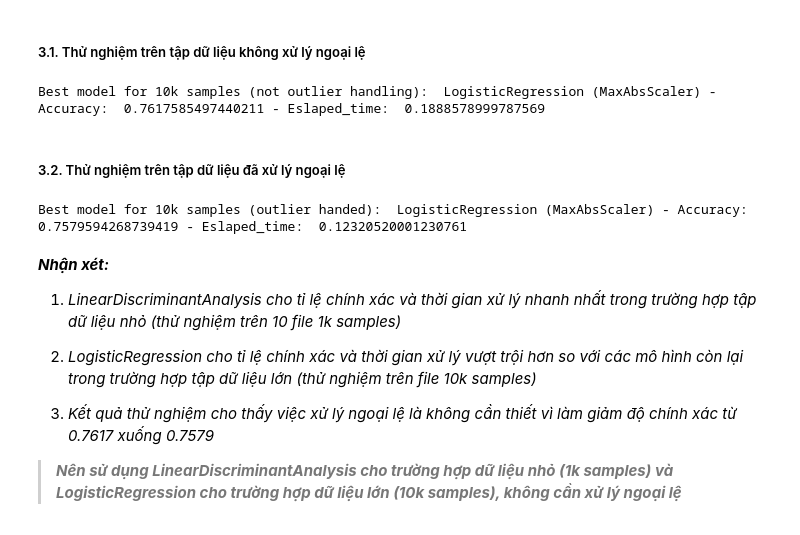
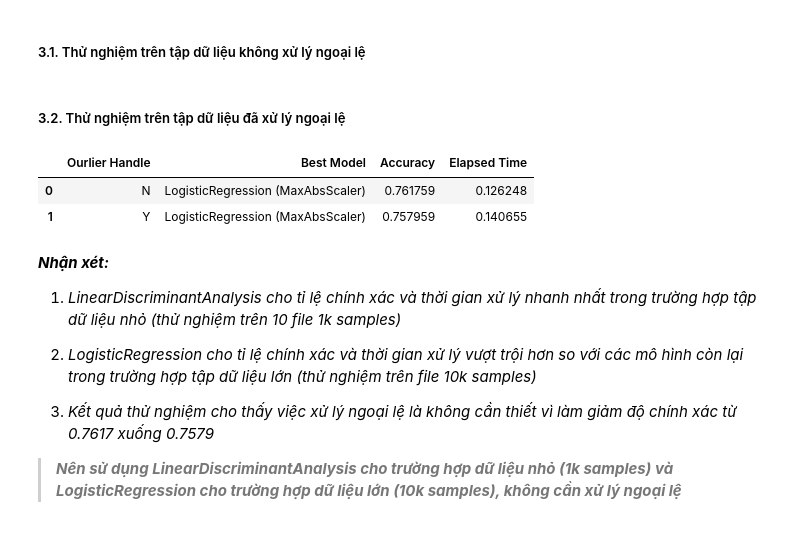
Before and after one commit to trucni2005/LeagueOfLegendsWinRatePredictorAt15, a Jupyter notebook: data_processing.ipynb, the cells around one changed output. Drawn from its saved outputs; the diff is of its cells as text; code cells hidden in the pictures.

```diff
--- a/data_processing.ipynb
+++ b/data_processing.ipynb
@@ -157,16 +162,20 @@ File  data/data extracted/data_fe_1000_part_10.csv - Best model:  LogisticRegres
 ##### 3.1. Thử nghiệm trên tập dữ liệu không xử lý ngoại lệ
 # %%
 result10 = Find_model(data10_train, models)
-print("Best model for 10k samples (not outlier handling): ", result10[0], "- Accuracy: ", result10[1], "- Eslaped_time: ", result10[2])
+results10 = []
+results10.append(['N', result10[0], result10[1], result10[2]])
-# %% [output]
-Best model for 10k samples (not outlier handling):  LogisticRegression (MaxAbsScaler) - Accuracy:  0.7617585497440211 - Eslaped_time:  0.1888578999787569
 # %% [markdown]
 ##### 3.2. Thử nghiệm trên tập dữ liệu đã xử lý ngoại lệ
 # %%
 result10_outlierhanded = Find_model(data10_train_outlierhanded, models)
-print("Best model for 10k samples (outlier handed): ", result10_outlierhanded[0], "- Accuracy: ", result10_outlierhanded[1], "- Eslaped_time: ", result10_outlierhanded[2])
+results10.append(['Y', result10_outlierhanded[0], result10_outlierhanded[1], result10_outlierhanded[2]])
-# %% [output]
-Best model for 10k samples (outlier handed):  LogisticRegression (MaxAbsScaler) - Accuracy:  0.7579594268739419 - Eslaped_time:  0.12320520001230761
+# %%
+df_rs1 = pd.DataFrame(results10, columns=["Ourlier Handle", "Best Model", "Accuracy", "Elapsed Time"])
+df_rs1.head(10)
+# %% [output]
+|  | Ourlier Handle | Best Model | Accuracy | Elapsed Time |
+| 0 | N | LogisticRegression (MaxAbsScaler) | 0.761759 | 0.126248 |
+| 1 | Y | LogisticRegression (MaxAbsScaler) | 0.757959 | 0.140655 |
 # %% [markdown]
 ***Nhận xét:***
 
```
Also changed, not shown: parts of 14 cells of this notebook, 1 other file.
